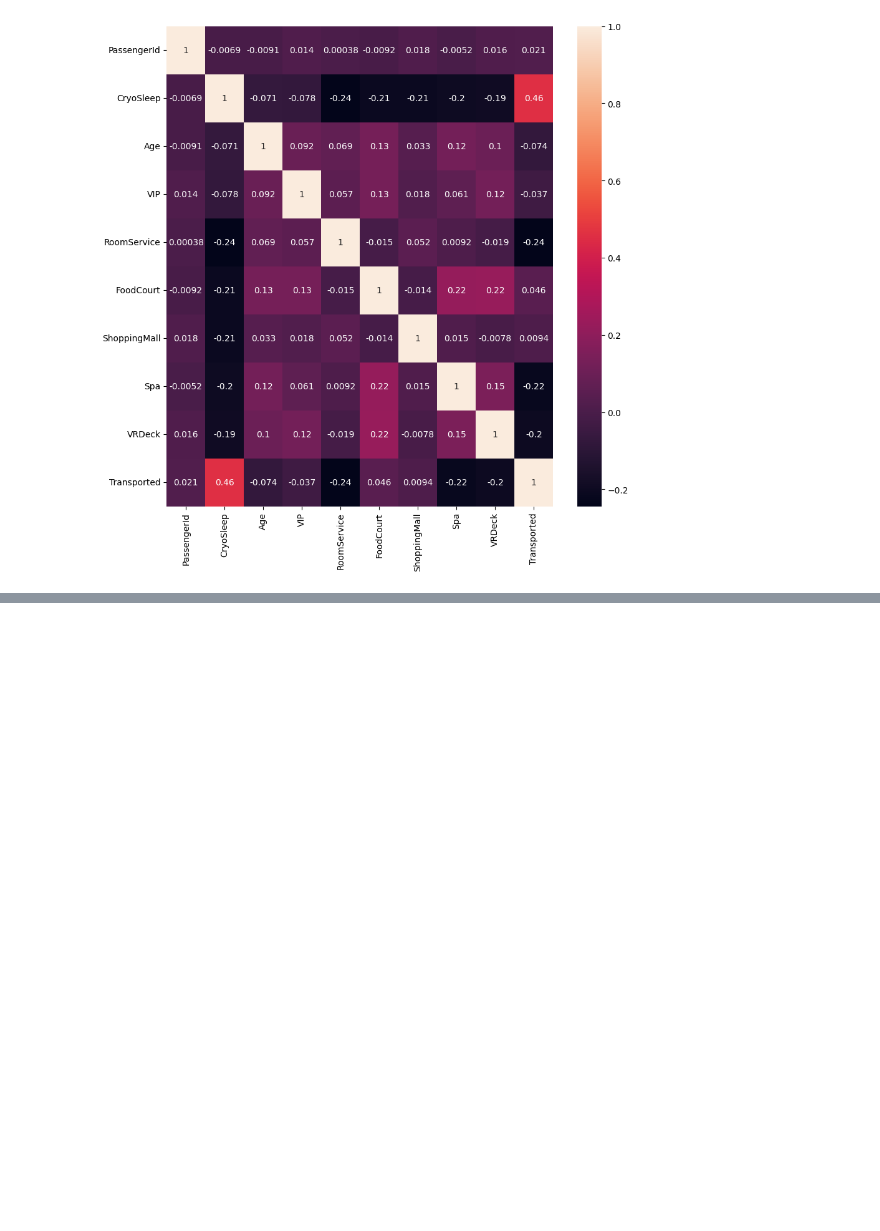
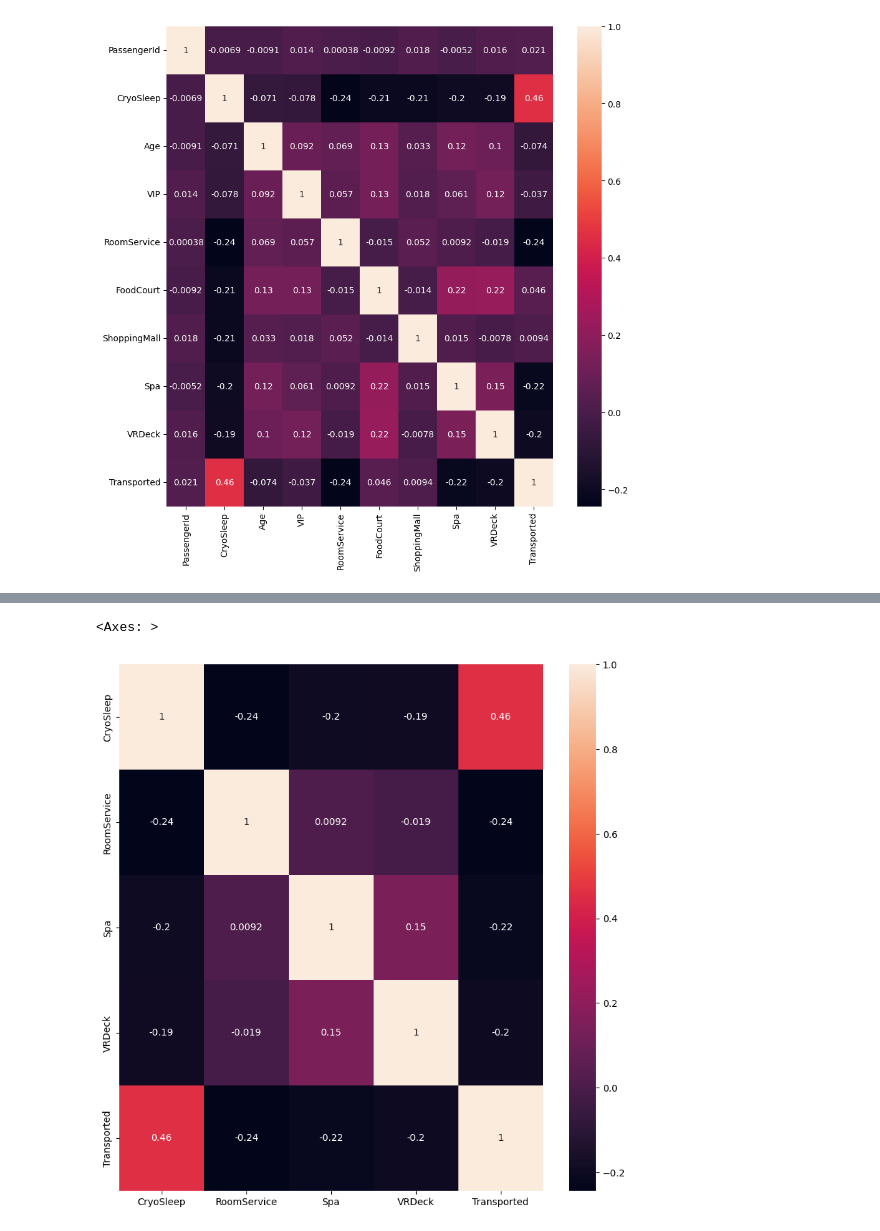
Before and after one commit to Jrol123/Big_data, a Jupyter notebook: lab4/main.ipynb, the cells around one changed output, grey strips where cells are left out. Drawn from its saved outputs; the diff is of its cells as text; code cells hidden in the pictures; blank space fills up the shorter version.

```diff
--- a/lab4/main.ipynb
+++ b/lab4/main.ipynb
@@ -54,7 +64,16 @@ for column_name in cat_columns:
     frequent_pl = df[column_name].value_counts().head(1).index[0]
     df[column_name].fillna(frequent_pl, inplace=True)
 # %%
-for name in ['Age', 'CryoSleep', 'VIP', 'RoomService', 'FoodCourt', 'ShoppingMall', 'Spa', 'VRDeck']:
+for name in [
+    "Age",
+    "CryoSleep",
+    "VIP",
+    "RoomService",
+    "FoodCourt",
+    "ShoppingMall",
+    "Spa",
+    "VRDeck",
+]:
     df[name].fillna(df[name].median(), inplace=True)
 # %%
 df.isna().sum()
@@ -95,3 +116,8 @@ sns.heatmap(sdf.corr(),
 # %% [output]
 <Axes: >
 [figure]
+# %%
+sdf.drop(
+    columns=["PassengerId", "ShoppingMall", "FoodCourt", "Age", "VIP"], inplace=True
+)
+sdf
@@ -97,0 +138,11 @@ sns.heatmap(sdf.corr(),
+# %%
+plt.figure(figsize=(10, 10))
+sns.heatmap(
+    sdf.corr(),
+    xticklabels=sdf.corr().columns,
+    yticklabels=sdf.corr().columns,
+    annot=True,
+)
+# %% [output]
+<Axes: >
+[figure, added]
```
Also changed, not shown: parts of 16 cells of this notebook.
